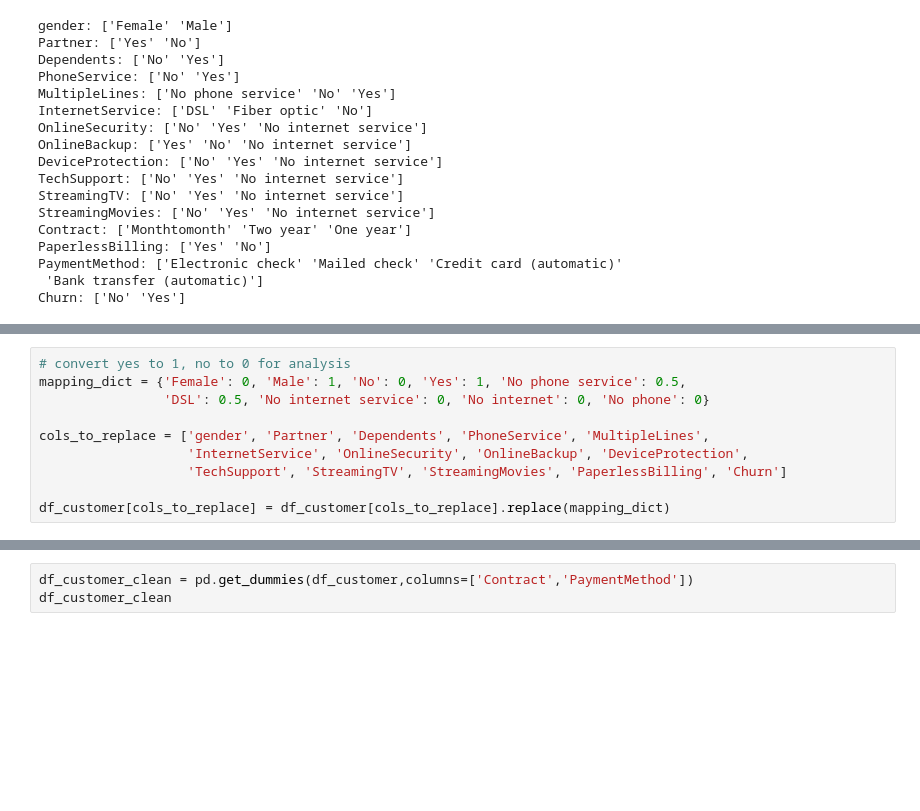
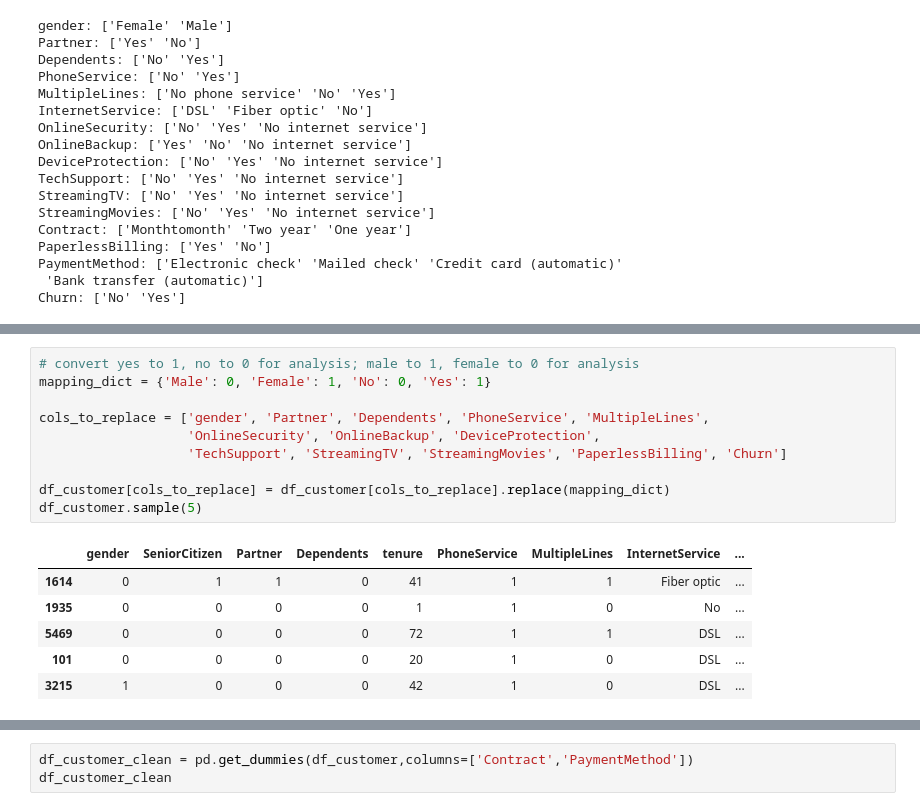
Before and after one commit to xiangivyli/data-science-portfolio, a Jupyter notebook: BT Customer Churn Prediction/BT_Customer_Churn_Prediction.ipynb, the cells around one changed output, grey strips where cells are left out. Saved outputs shown, nothing was run; the diff lists cells and outputs as text; blank space fills up the shorter version.

```diff
--- a/BT Customer Churn Prediction/BT_Customer_Churn_Prediction.ipynb
+++ b/BT Customer Churn Prediction/BT_Customer_Churn_Prediction.ipynb
@@ -114,10 +127,17 @@ Churn: ['No' 'Yes']
 # %%
-# convert yes to 1, no to 0 for analysis
-mapping_dict = {'Female': 0, 'Male': 1, 'No': 0, 'Yes': 1, 'No phone service': 0.5,
-                'DSL': 0.5, 'No internet service': 0, 'No internet': 0, 'No phone': 0}
+# convert yes to 1, no to 0 for analysis; male to 1, female to 0 for analysis
+mapping_dict = {'Male': 0, 'Female': 1, 'No': 0, 'Yes': 1}
 
 cols_to_replace = ['gender', 'Partner', 'Dependents', 'PhoneService', 'MultipleLines',
-                   'InternetService', 'OnlineSecurity', 'OnlineBackup', 'DeviceProtection',
+                   'OnlineSecurity', 'OnlineBackup', 'DeviceProtection',
                    'TechSupport', 'StreamingTV', 'StreamingMovies', 'PaperlessBilling', 'Churn']
 
 df_customer[cols_to_replace] = df_customer[cols_to_replace].replace(mapping_dict)
+df_customer.sample(5)
+# %% [output]
+|  | gender | SeniorCitizen | Partner | Dependents | tenure | PhoneService | MultipleLines | InternetService | ... |
+| 1614 | 0 | 1 | 1 | 0 | 41 | 1 | 1 | Fiber optic | ... |
+| 1935 | 0 | 0 | 0 | 0 | 1 | 1 | 0 | No | ... |
+| 5469 | 0 | 0 | 0 | 0 | 72 | 1 | 1 | DSL | ... |
+| 101 | 0 | 0 | 0 | 0 | 20 | 1 | 0 | DSL | ... |
+| 3215 | 1 | 0 | 0 | 0 | 42 | 1 | 0 | DSL | ... |
```
Also changed, not shown: parts of 8 cells of this notebook.
